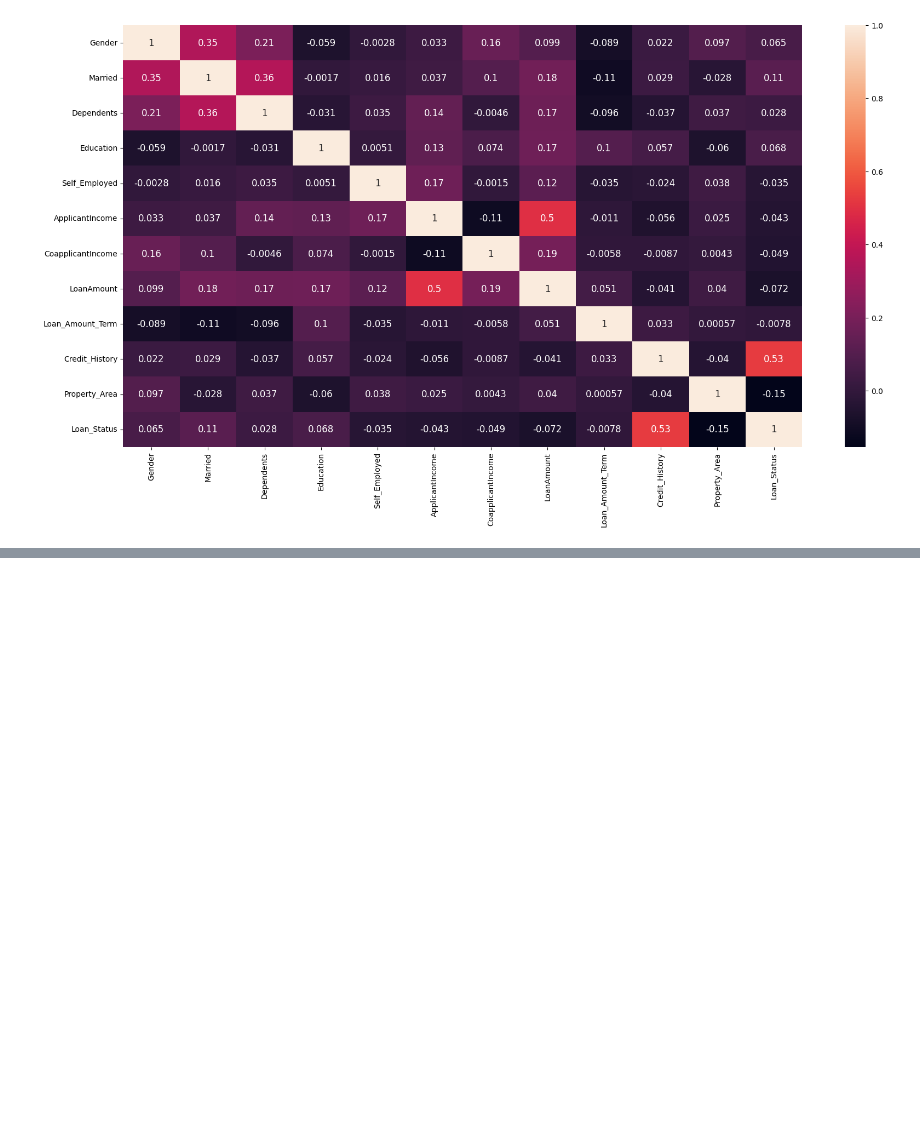
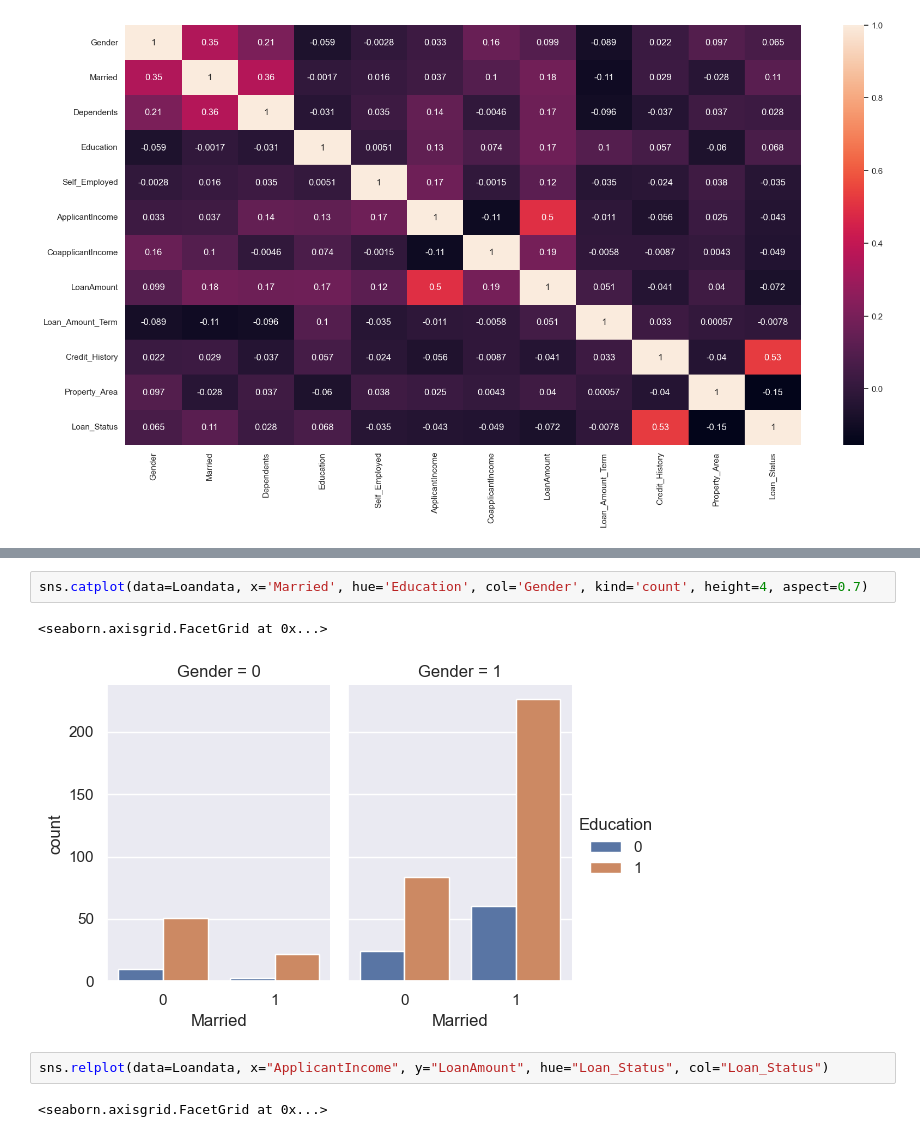
Before and after one commit to Bison619/ML_Practice_, a Jupyter notebook: Projects/Loan Status Prediction/Loan Status Prediction.ipynb, the cells around one changed output, grey strips where cells are left out. Saved outputs shown, nothing was run; the diff lists cells and outputs as text; blank space fills up the shorter version.

```diff
--- a/Projects/Loan Status Prediction/Loan Status Prediction.ipynb
+++ b/Projects/Loan Status Prediction/Loan Status Prediction.ipynb
@@ -198,0 +212,9 @@ sns.heatmap(datacorr, annot=True,annot_kws={'size':12})
+# %%
+sns.catplot(data=Loandata, x='Married', hue='Education', col='Gender', kind='count', height=4, aspect=0.7)
+# %% [output]
+<seaborn.axisgrid.FacetGrid at 0x...>
+[figure, added]
+# %%
+sns.relplot(data=Loandata, x="ApplicantIncome", y="LoanAmount", hue="Loan_Status", col="Loan_Status")
+# %% [output]
+<seaborn.axisgrid.FacetGrid at 0x...>
```
Also changed, not shown: parts of 4 cells of this notebook.
